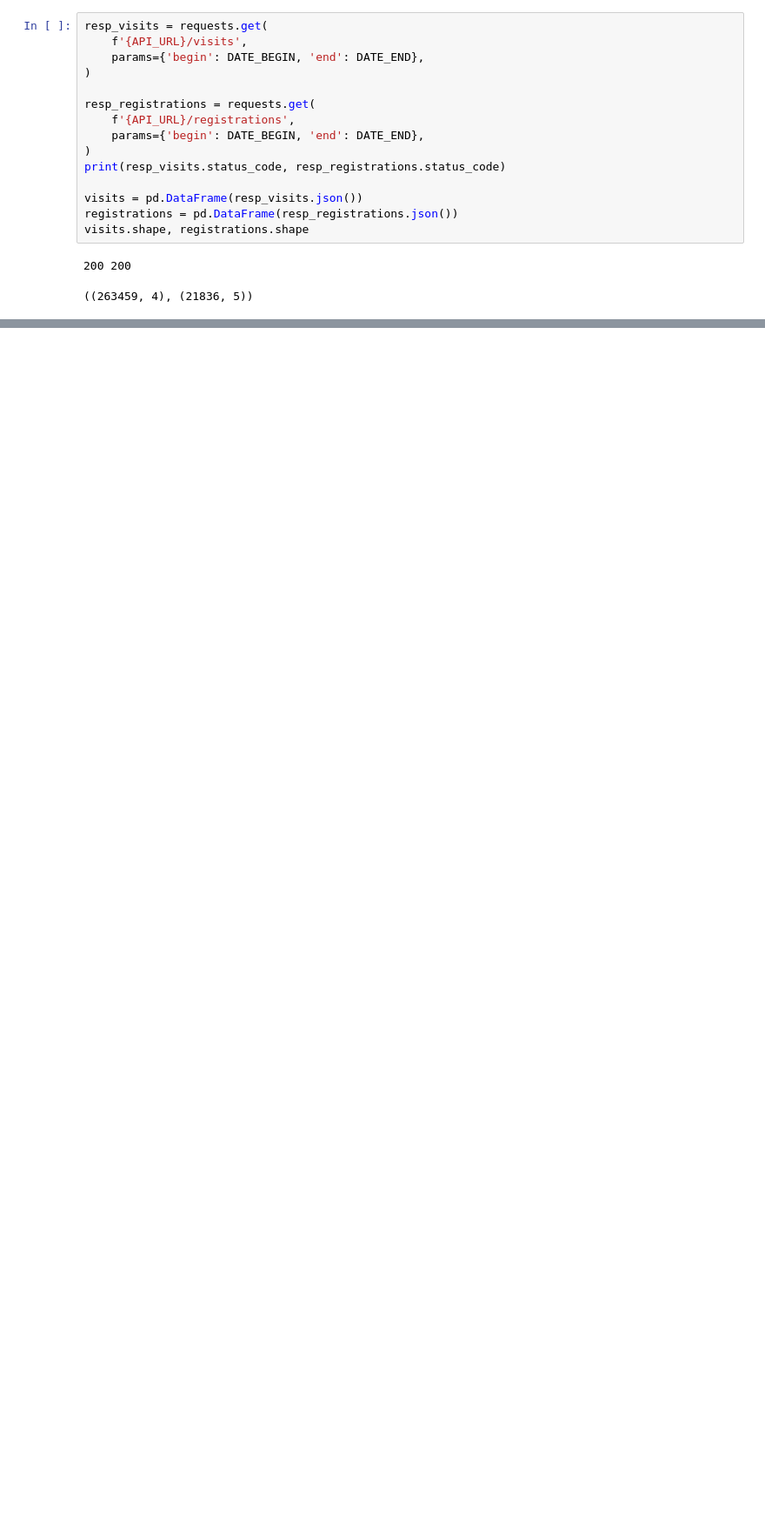
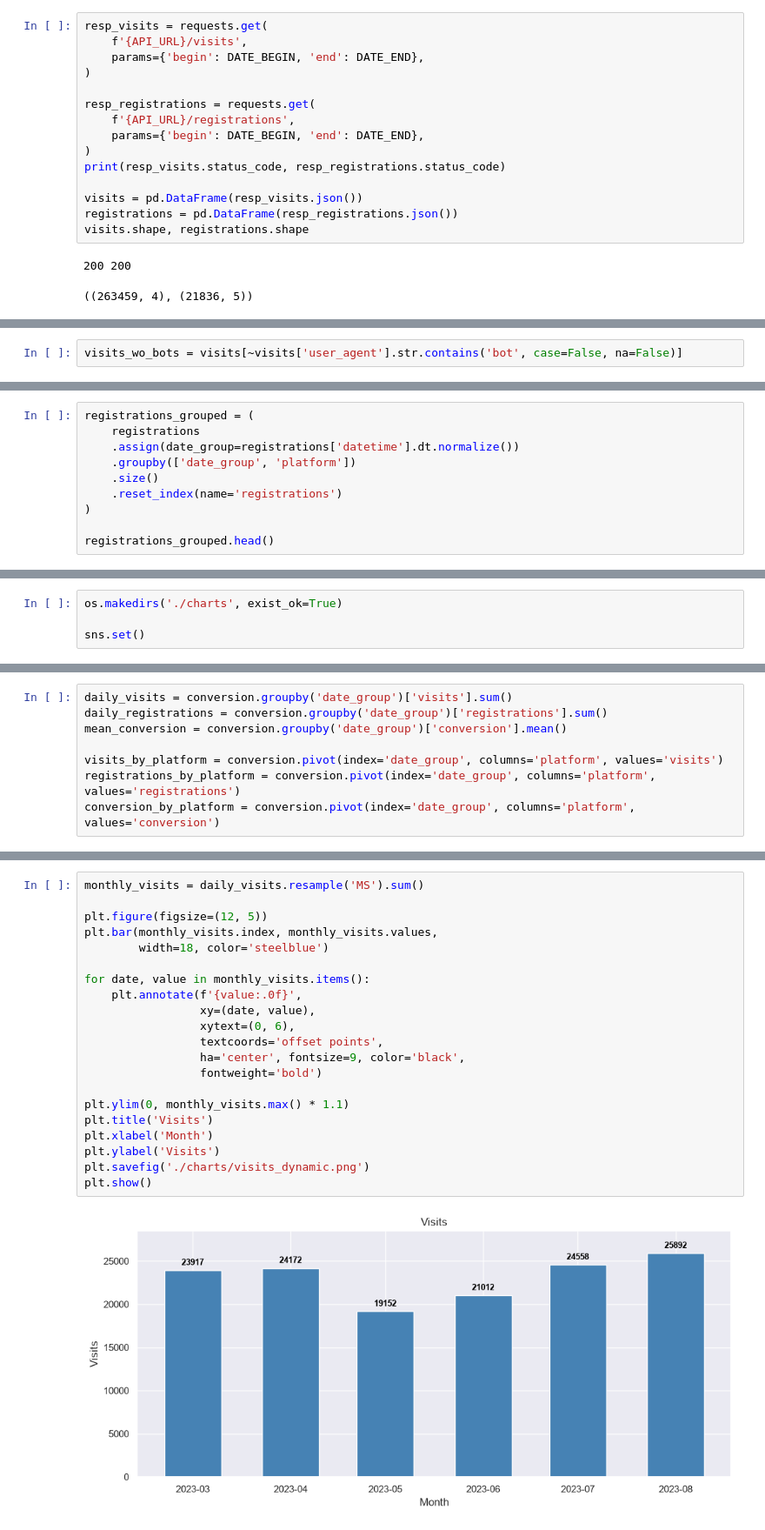
Before and after one commit to rdht85-beep/data-analytics-project-100, a Jupyter notebook: project/charts_project.ipynb, the cells around one changed output, grey strips where cells are left out. Shown at 87% size. Drawn from its saved outputs; the diff is of its cells as text; blank space fills up the shorter version.

```diff
--- a/project/charts_project.ipynb
+++ b/project/charts_project.ipynb
@@ -139,0 +170,2 @@ visits.head()
+# %%
+visits_wo_bots = visits[~visits['user_agent'].str.contains('bot', case=False, na=False)]
@@ -139,0 +201,10 @@ visits.head()
+# %%
+registrations_grouped = (
+    registrations
+    .assign(date_group=registrations['datetime'].dt.normalize())
+    .groupby(['date_group', 'platform'])
+    .size()
+    .reset_index(name='registrations')
+)
+
+registrations_grouped.head()
@@ -139,0 +322,4 @@ visits.head()
+# %%
+os.makedirs('./charts', exist_ok=True)
+
+sns.set()
@@ -139,0 +328,8 @@ visits.head()
+# %%
+daily_visits = conversion.groupby('date_group')['visits'].sum()
+daily_registrations = conversion.groupby('date_group')['registrations'].sum()
+mean_conversion = conversion.groupby('date_group')['conversion'].mean()
+
+visits_by_platform = conversion.pivot(index='date_group', columns='platform', values='visits')
+registrations_by_platform = conversion.pivot(index='date_group', columns='platform', values='registrations')
+conversion_by_platform = conversion.pivot(index='date_group', columns='platform', values='conversion')
@@ -139,0 +338,23 @@ visits.head()
+# %%
+monthly_visits = daily_visits.resample('MS').sum()
+
+plt.figure(figsize=(12, 5))
+plt.bar(monthly_visits.index, monthly_visits.values,
+        width=18, color='steelblue')
+
+for date, value in monthly_visits.items():
+    plt.annotate(f'{value:.0f}',
+                 xy=(date, value),
+                 xytext=(0, 6),
+                 textcoords='offset points',
+                 ha='center', fontsize=9, color='black',
+                 fontweight='bold')
+
+plt.ylim(0, monthly_visits.max() * 1.1)
+plt.title('Visits')
+plt.xlabel('Month')
+plt.ylabel('Visits')
+plt.savefig('./charts/visits_dynamic.png')
+plt.show()
+# %% [output]
+[figure, added]
```
Also changed, not shown: parts of 52 cells of this notebook, 11 other files.
